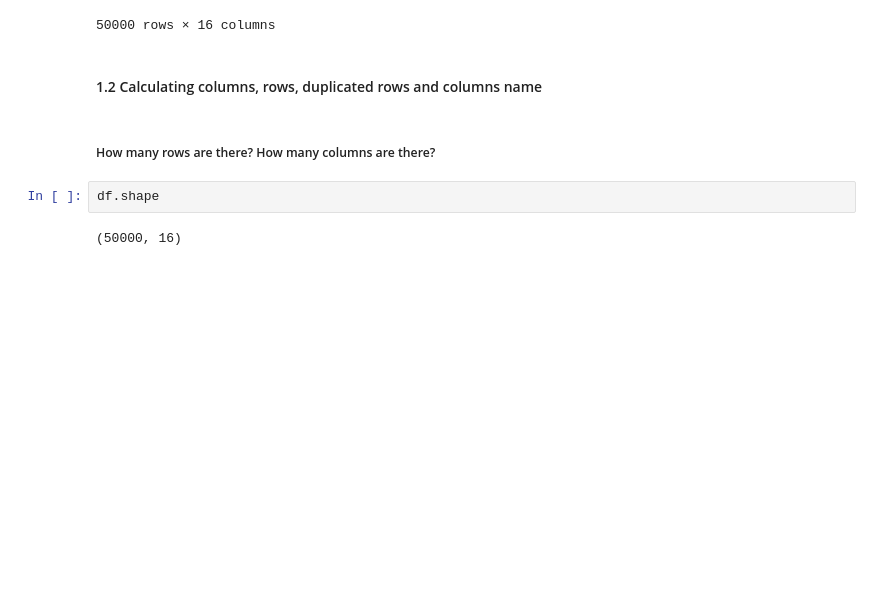
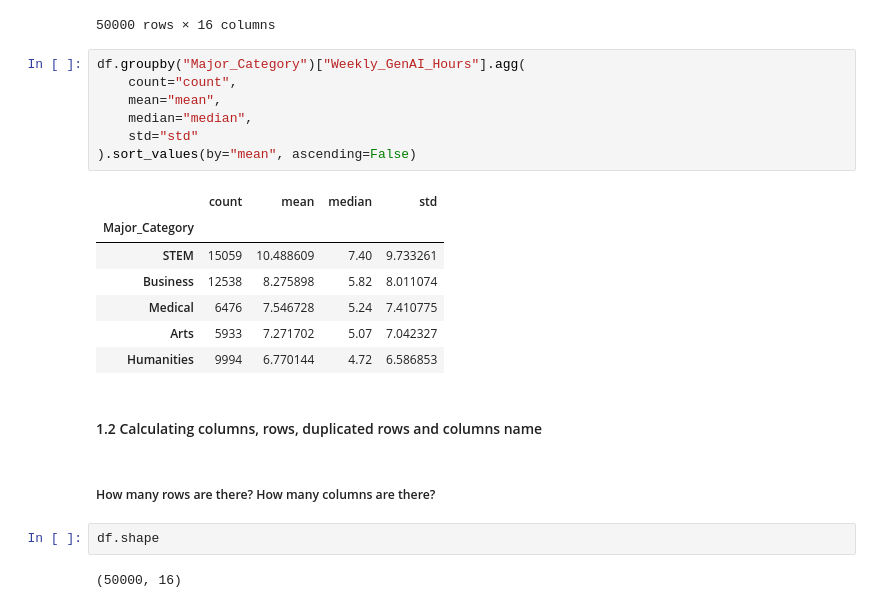
Before and after one commit to Murtazahaidari89/Impact-of-Ai-on-Students-MFR-project-data-analytics-course-, a Jupyter notebook: project.ipynb, the cells around one changed output. Cells and saved outputs as stored; diff of their text form; blank space fills up the shorter version.

```diff
--- a/project.ipynb
+++ b/project.ipynb
@@ -39,6 +39,21 @@ df
 | 49998 | 149999 | Business | Junior | 3.398 | 19.91 | Debugging/Troubleshooting | ... |
 | 49999 | 150000 | Arts | Sophomore | 3.242 | 3.30 | Copywriting/Drafting | ... |
 50000 rows × 16 columns
+# %%
+df.groupby("Major_Category")["Weekly_GenAI_Hours"].agg(
+    count="count",
+    mean="mean",
+    median="median",
+    std="std"
+).sort_values(by="mean", ascending=False)
+# %% [output]
+|  | count | mean | median | std |
+| Major_Category |  |  |  |  |
+| STEM | 15059 | 10.488609 | 7.40 | 9.733261 |
+| Business | 12538 | 8.275898 | 5.82 | 8.011074 |
+| Medical | 6476 | 7.546728 | 5.24 | 7.410775 |
+| Arts | 5933 | 7.271702 | 5.07 | 7.042327 |
+| Humanities | 9994 | 6.770144 | 4.72 | 6.586853 |
 # %% [markdown]
 #### 1.2 Calculating columns, rows, duplicated rows and columns name
 # %% [markdown]
```
Also changed, not shown: parts of 15 cells of this notebook, 1 other file.
